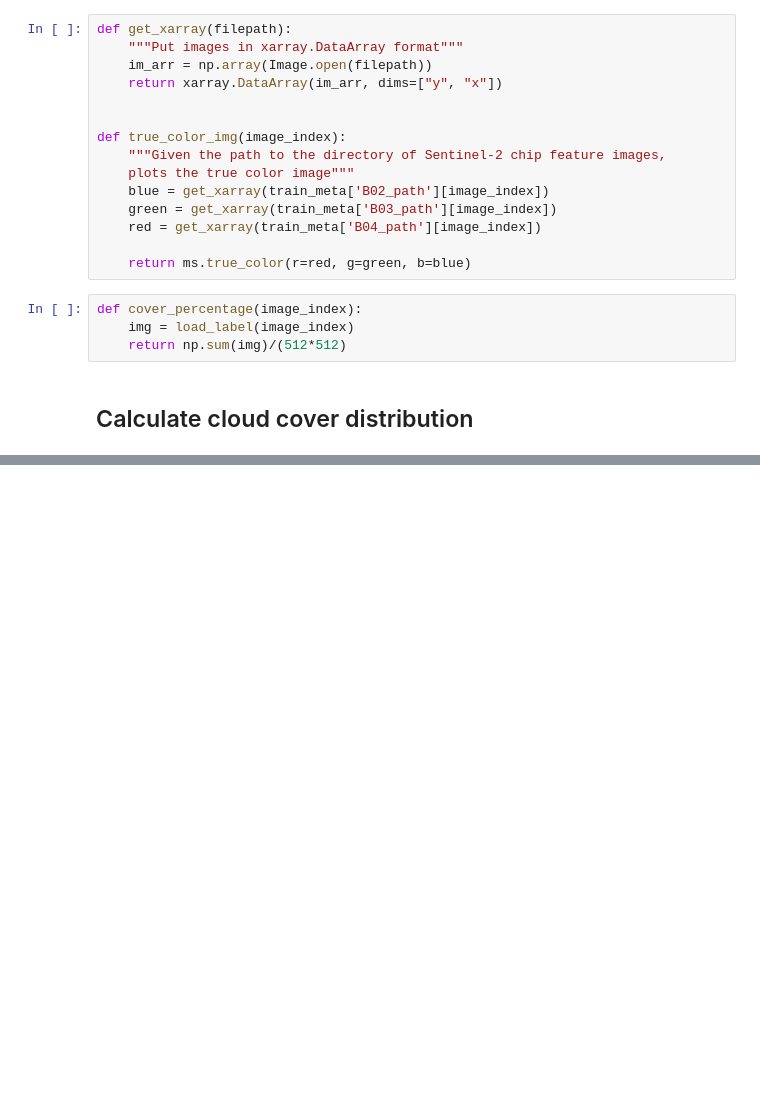
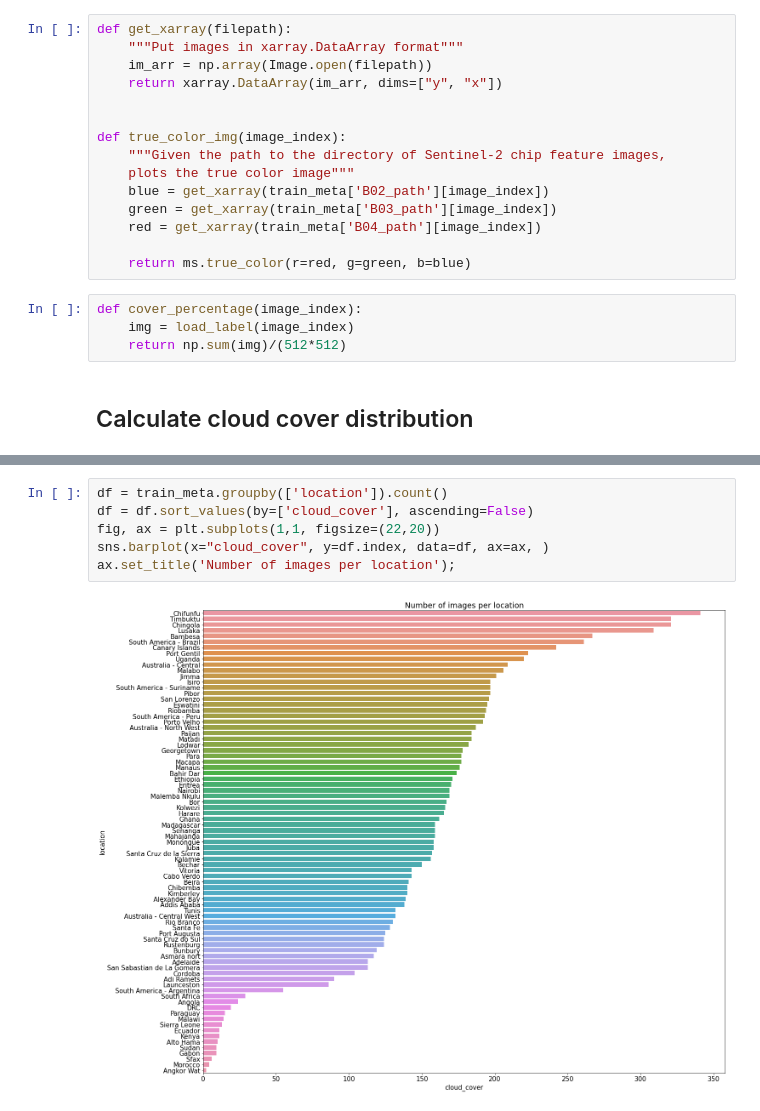
Before and after one commit to max-lutz/cloud_cover_competition, a Jupyter notebook: notebooks/Images EDA.ipynb, the cells around one changed output, grey strips where cells are left out. Cells and saved outputs as stored; diff of their text form; blank space fills up the shorter version.

```diff
--- a/notebooks/Images EDA.ipynb
+++ b/notebooks/Images EDA.ipynb
@@ -123,0 +133,8 @@ ax.set_title('Number of images per location');
+# %%
+df = train_meta.groupby(['location']).count()
+df = df.sort_values(by=['cloud_cover'], ascending=False)
+fig, ax = plt.subplots(1,1, figsize=(22,20))
+sns.barplot(x="cloud_cover", y=df.index, data=df, ax=ax, )
+ax.set_title('Number of images per location');
+# %% [output]
+[figure, added]
```
Also changed, not shown: parts of 13 cells of this notebook.
